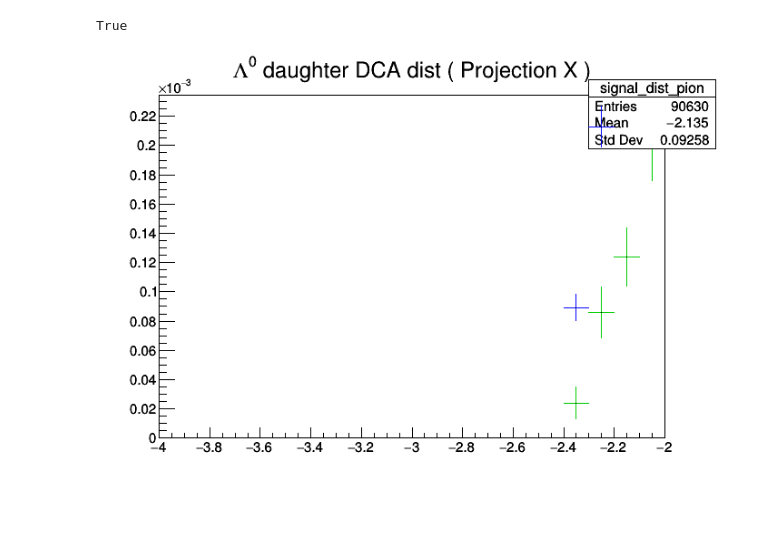
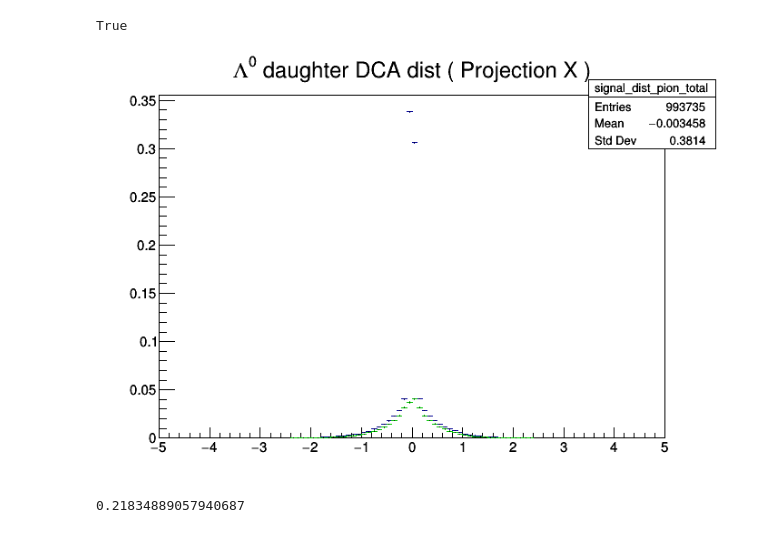
Before and after one commit to rhanniga/lambda-over-hadron, a Jupyter notebook: data/offline/dca_viewer.ipynb, the cells around one changed output. Drawn from its saved outputs; the diff is of its cells as text; code cells hidden in the pictures.

Commit message:
made dca dist changes

```diff
--- a/data/offline/dca_viewer.ipynb
+++ b/data/offline/dca_viewer.ipynb
@@ -60,6 +96,8 @@ Warning in <TH1D::Sumw2>: Sum of squares of weights structure already created
 lsb_dist_pion.Scale(1/lsb_dist_pion.Integral())
 rsb_dist_pion.Scale(1/rsb_dist_pion.Integral())
 signal_dist_pion.Scale(1/signal_dist_pion.Integral())
+# %%
+signal_dist_pion_total = signal_dist_pion.Clone("signal_dist_pion_total")
 # %%
 lsb_dist_pion.SetLineColor(rt.kMagenta)
 rsb_dist_pion.SetLineColor(rt.kBlue)
@@ -152,9 +190,15 @@ signal_dist_pion.Add(rsb_dist_pion, -1*bg_integral)
 # %% [output]
 True
 # %%
-signal_dist_pion.GetXaxis().SetRangeUser(-4, -2)
-signal_dist_pion.Draw()
-rsb_dist_pion.Draw("SAME")
+signal_dist_pion_total.Draw()
+signal_dist_pion.Draw("SAME")
 canvas.Draw()
 # %% [output]
-[figure, old version]
+[figure, new version]
+# %%
+left_middle_bin = signal_dist_pion.FindBin(-0.05)
+right_middle_bin = signal_dist_pion.FindBin(0.05)
+middle_bins = signal_dist_pion.GetBinContent(left_middle_bin) + signal_dist_pion.GetBinContent(right_middle_bin)
+print(middle_bins/signal_dist_pion.Integral(1, signal_dist_pion.GetNbinsX()))
+# %% [output]
+0.21834889057940687
```
Also changed, not shown: parts of 4 cells of this notebook, 3 other files.
